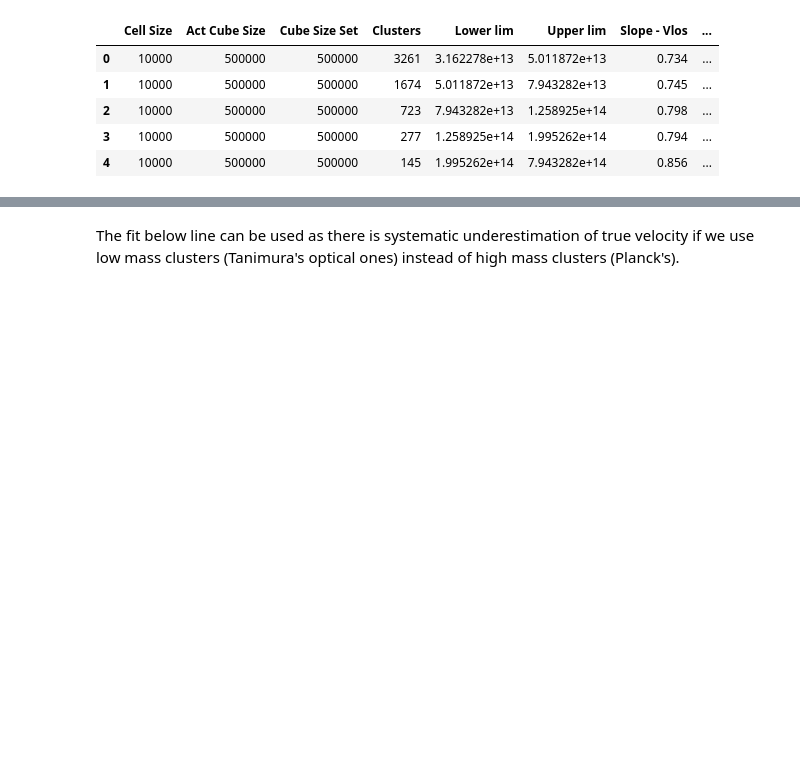
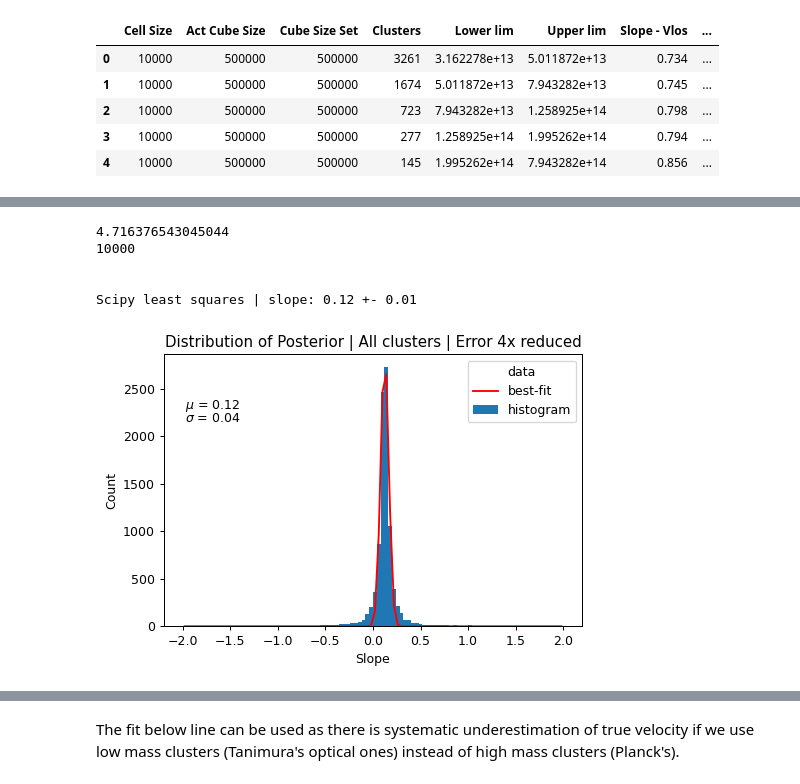
Before and after one commit to awaismirza92/velocity-reconstruction-and-kinetic-SZ, a Jupyter notebook: codes/Bias_Problem/Clus_Mass_Bins.ipynb, the cells around one changed output, grey strips where cells are left out. Drawn from its saved outputs; the diff is of its cells as text; code cells hidden in the pictures; blank space fills up the shorter version.

```diff
--- a/codes/Bias_Problem/Clus_Mass_Bins.ipynb
+++ b/codes/Bias_Problem/Clus_Mass_Bins.ipynb
@@ -987,0 +1007,25 @@ plt.plot(mass_bin_linmix_all['beta'], '.')
+# %%
+mass_bin_linmix_all = linmix_func(bins_centers_log,
+                                  clus_mass_bins_results_all['Slope - Vlos'],
+                                 clus_mass_bins_results_all['Error - Slope - Vlos']/4)
+
+plot_posterior(mass_bin_linmix_all, title = 'All clusters | Error 4x reduced')
+
+mass_bin_scipy_all = scipy_curve_fit_func(bins_centers_log,
+                             clus_mass_bins_results_all['Slope - Vlos'],
+                            clus_mass_bins_results_all['Error - Slope - Vlos']/4)
+
+slope_all, intercept_all = mass_bin_scipy_all[0]
+slope_err_all, intercept_err_all = (np.sqrt(mass_bin_scipy_all[1][0,0]),
+                                   np.sqrt(mass_bin_scipy_all[1][1,1]))
+
+print('\n')
+
+print('Scipy least squares | slope: ' + str(round(slope_all, 2)) + ' +- ' + str(round(slope_err_all, 2)))
+# %% [output]
+4.716376543045044
+10000
+
+
+Scipy least squares | slope: 0.12 +- 0.01
+[figure, added]
```
Also changed, not shown: parts of 26 cells of this notebook, 1 other file.
